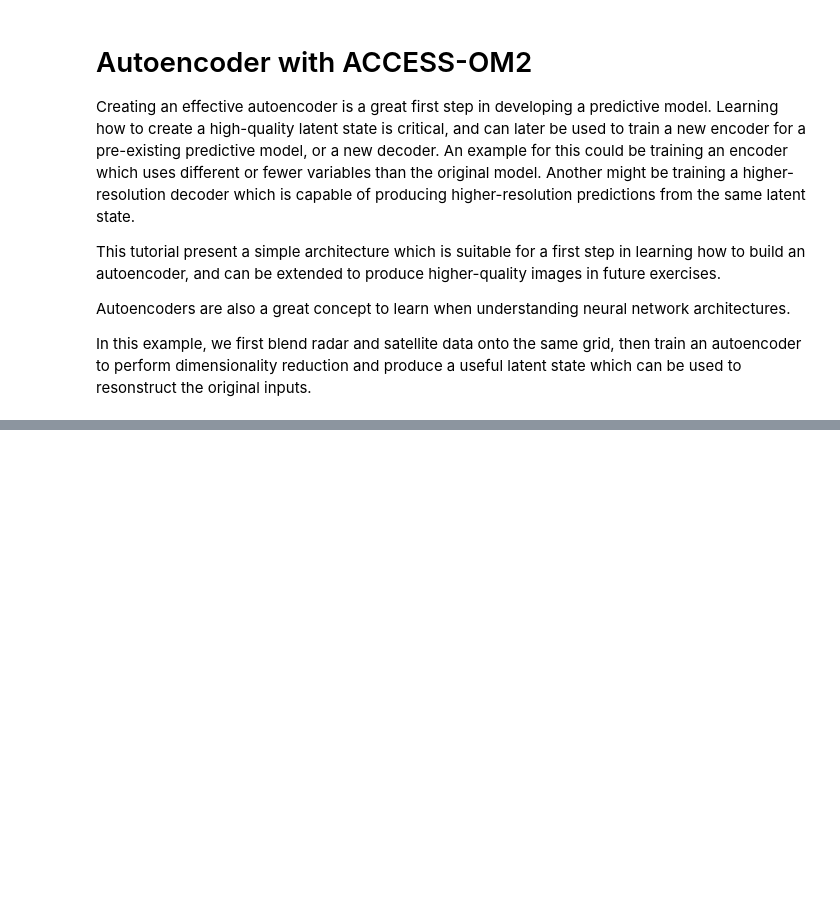
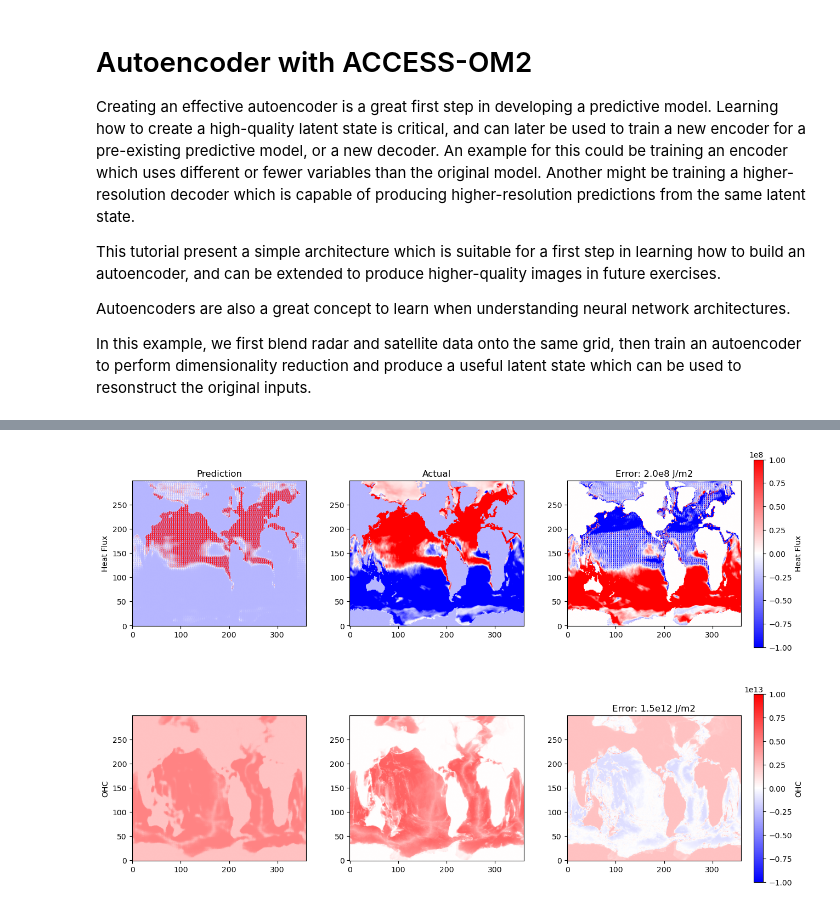
Before and after one commit to PaulSpence/OM2-emulator, a Jupyter notebook: notebooks/AutoEncoder_om2.ipynb, the cells around one changed output, grey strips where cells are left out. Drawn from its saved outputs; the diff is of its cells as text; code cells hidden in the pictures; blank space fills up the shorter version.

```diff
--- a/notebooks/AutoEncoder_om2.ipynb
+++ b/notebooks/AutoEncoder_om2.ipynb
@@ -484,0 +369,7 @@ plt.show()
+# %%
+prediction = model(x_in)
+prediction_phys = prediction[:, :x_norm.shape[1]] * (std + 1e-6) + mean
+input_channels = x_norm[:, :x_norm.shape[1]] * (std + 1e-6) + mean
+
+prediction_display = prediction_phys[:, :x_norm.shape[1]].to('cpu').detach().numpy()
+input_display = input_channels.to('cpu').detach().numpy()
@@ -504,0 +436,86 @@ torch.Size([1, 64, 69, 84])
+# %%
+import matplotlib.pyplot as plt
+
+fig = plt.figure(figsize=(30*0.5, 20*0.5))
+gs = fig.add_gridspec(2, 3, wspace=0.25, hspace=0.25)
+
+ax1 = fig.add_subplot(gs[0, 0])
+ax2 = fig.add_subplot(gs[0, 1])
+ax3 = fig.add_subplot(gs[0, 2])
+ax4 = fig.add_subplot(gs[1, 0])
+ax5 = fig.add_subplot(gs[1, 1])
+ax6 = fig.add_subplot(gs[1, 2])
+
+# ---- Row 1: Heat Flux ----
+im1 = ax1.imshow(
+    prediction_display[0][1]*(30*24*3600),
+    vmin=-1e8, vmax=1e8,
+    cmap=plt.cm.bwr
+)
+ax2.imshow(
+    input_display[0][1]*(30*24*3600),
+    vmin=-1e8, vmax=1e8,
+    cmap=plt.cm.bwr
+)
+im3 = ax3.imshow(
+    prediction_display[0][1]*(30*24*3600) - input_display[0][1]*(30*24*3600),
+    vmin=-1e8, vmax=1e8,
+    cmap=plt.cm.bwr
+)
+
+for ax in (ax1, ax2, ax3):
+    ax.invert_yaxis()
+
+# ---- Row 2: OHC ----
+im4 = ax4.imshow(
+    prediction_display[0][0],
+    vmin=-1e13, vmax=1e13,
+    cmap=plt.cm.bwr
+)
+ax5.imshow(
+    input_display[0][0],
+    vmin=-1e13, vmax=1e13,
+    cmap=plt.cm.bwr
+)
+im6 = ax6.imshow(
+    prediction_display[0][0] - input_display[0][0],
+    vmin=-1e13, vmax=1e13,
+    cmap=plt.cm.bwr
+)
+
+
+for ax in (ax4, ax5, ax6):
+    ax.invert_yaxis()
+
+# ---- Titles ----
+ax1.set_title("Prediction")
+ax2.set_title("Actual")
+ax3.set_title("Error: {:.1f}e8 J/m2".format(RMSE[0]/1e8*(30*24*3600)))
+
+# ---- Y labels ----
+ax1.set_ylabel("Heat Flux")
+ax4.set_ylabel("OHC")
+ax6.set_title("Error: {:.1f}e12 J/m2".format(RMSE[1]/1e12))
+
+# ---- Colorbars (one per row) ----
+cbar1 = fig.colorbar(
+    im1,
+    ax=[ax1, ax2, ax3],
+    orientation="vertical",
+    fraction=0.025,
+    pad=0.02
+)
+cbar1.set_label("Heat Flux")
+
+cbar2 = fig.colorbar(
+    im4,
+    ax=[ax4, ax5, ax6],
+    orientation="vertical",
+    fraction=0.025,
+    pad=0.02
+)
+cbar2.set_label("OHC")
+
+plt.show()
+# %% [output]
+[figure, added]
```
Also changed, not shown: parts of 20 cells of this notebook, 1 other file.
